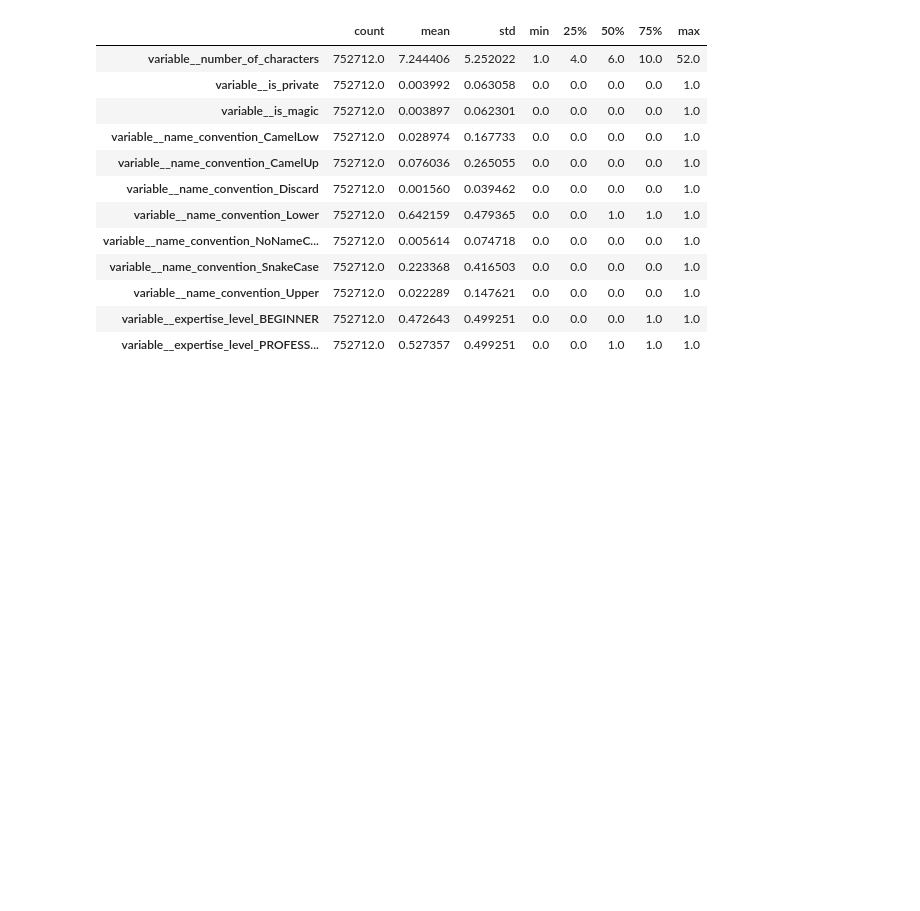
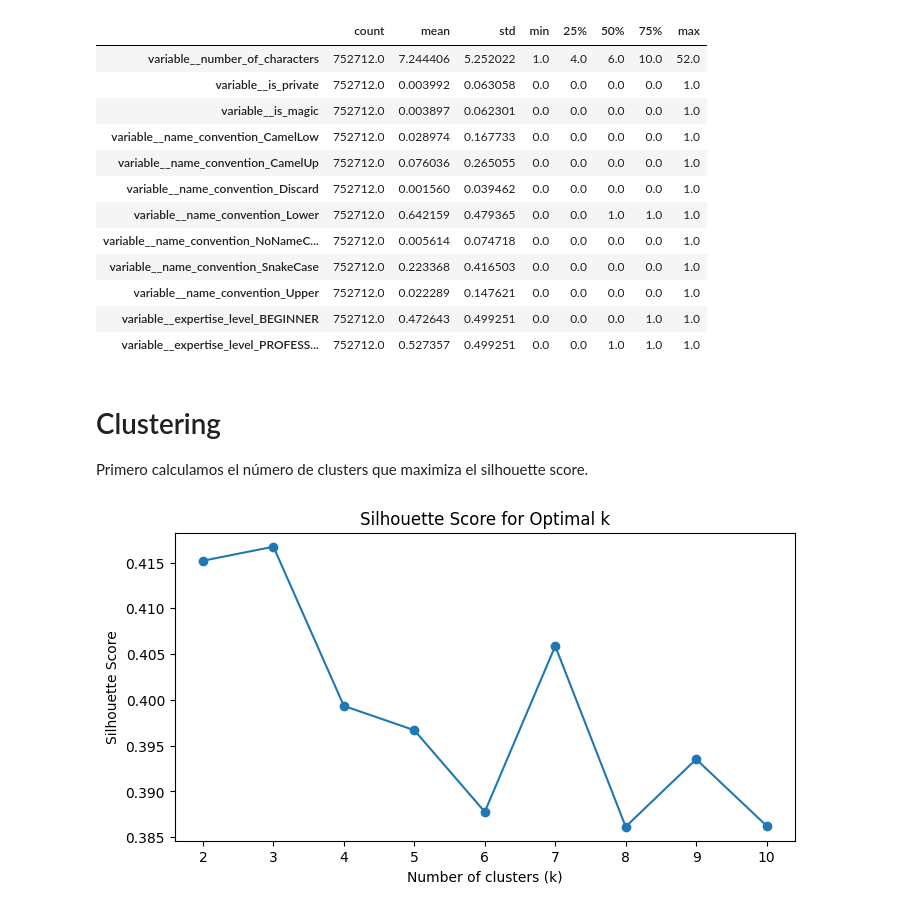
Before and after one commit to UO284262/PythonSourceCodeAnalysis, a Jupyter notebook: notebooks/14_variables.ipynb, the cells around one changed output. Saved outputs shown, nothing was run; the diff lists cells and outputs as text; code cells hidden in the pictures; blank space fills up the shorter version.

Commit message:
Applying clustering to all tables

```diff
--- a/notebooks/14_variables.ipynb
+++ b/notebooks/14_variables.ipynb
@@ -411,3 +411,10 @@ np.transpose(X[~mask].describe(percentiles=[.25, .50, .75], include = ['object',
 | variable__name_convention_Upper | 752712.0 | 0.022289 | 0.147621 | 0.0 | 0.0 | 0.0 | 0.0 | 1.0 |
 | variable__expertise_level_BEGINNER | 752712.0 | 0.472643 | 0.499251 | 0.0 | 0.0 | 0.0 | 1.0 | 1.0 |
 | variable__expertise_level_PROFESS... | 752712.0 | 0.527357 | 0.499251 | 0.0 | 0.0 | 1.0 | 1.0 | 1.0 |
+# %% [markdown]
+# Clustering
+Primero calculamos el número de clusters que maximiza el silhouette score.
+# %%
+silhouette_scores = compute_silhouette_scores(X, 2, 10)
+# %% [output]
+[figure, added]
```
Also changed, not shown: parts of 23 cells of this notebook, 20 other files.
